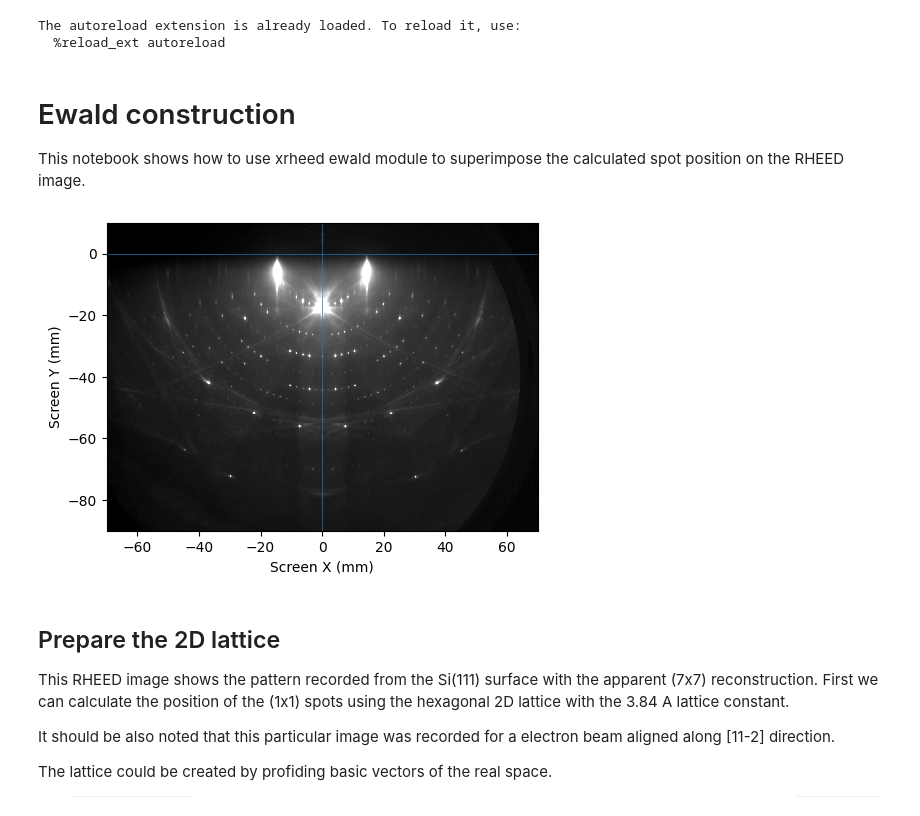
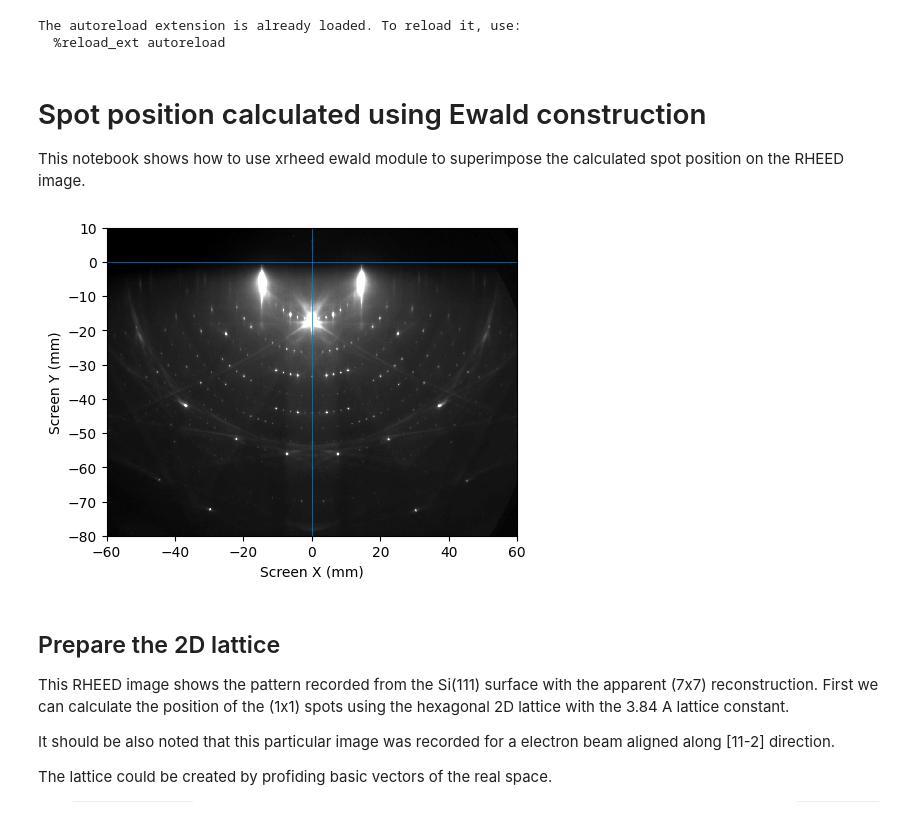
Before and after one commit to mkopciuszynski/xrheed, a Jupyter notebook: docs/source/notebooks/ewald_construction.ipynb, the cells around one changed output. Saved outputs shown, nothing was run; the diff lists cells and outputs as text; code cells hidden in the pictures.

```diff
--- a/docs/source/notebooks/ewald_construction.ipynb
+++ b/docs/source/notebooks/ewald_construction.ipynb
@@ -5,7 +5,7 @@
 The autoreload extension is already loaded. To reload it, use:
   %reload_ext autoreload
 # %% [markdown]
-# Ewald construction
+# Spot position calculated using Ewald construction
 This notebook shows how to use xrheed ewald module to superimpose the calculated spot position on the RHEED image.
 # %%
 import xrheed
@@ -20,24 +20,24 @@ from pathlib import Path
 # %%
 image_dir = Path("example_data")
 image_path = image_dir / "Si_111_7x7_112_phi_00.raw"
 
 rheed_image = load_data(image_path, plugin="dsnp_arpes_raw")
 
 # Rotate the image
 rheed_image.ri.rotate(-0.4)
 
 # Apply automatic center search again after rotation
 rheed_image.ri.apply_image_center(auto_center=True)
 
-rheed_image.ri.screen_roi_width = 70
-rheed_image.ri.screen_roi_height = 90
+rheed_image.ri.screen_roi_width = 60
+rheed_image.ri.screen_roi_height = 80
 
 # Use automatic levels adjustment
 rheed_image.ri.plot_image(auto_levels=0.5)
 
 plt.show()
 # %% [output]
-[figure, old version]
+[figure, new version]
 # %% [markdown]
 ## Prepare the 2D lattice
 
```
Also changed, not shown: parts of 17 cells of this notebook.
